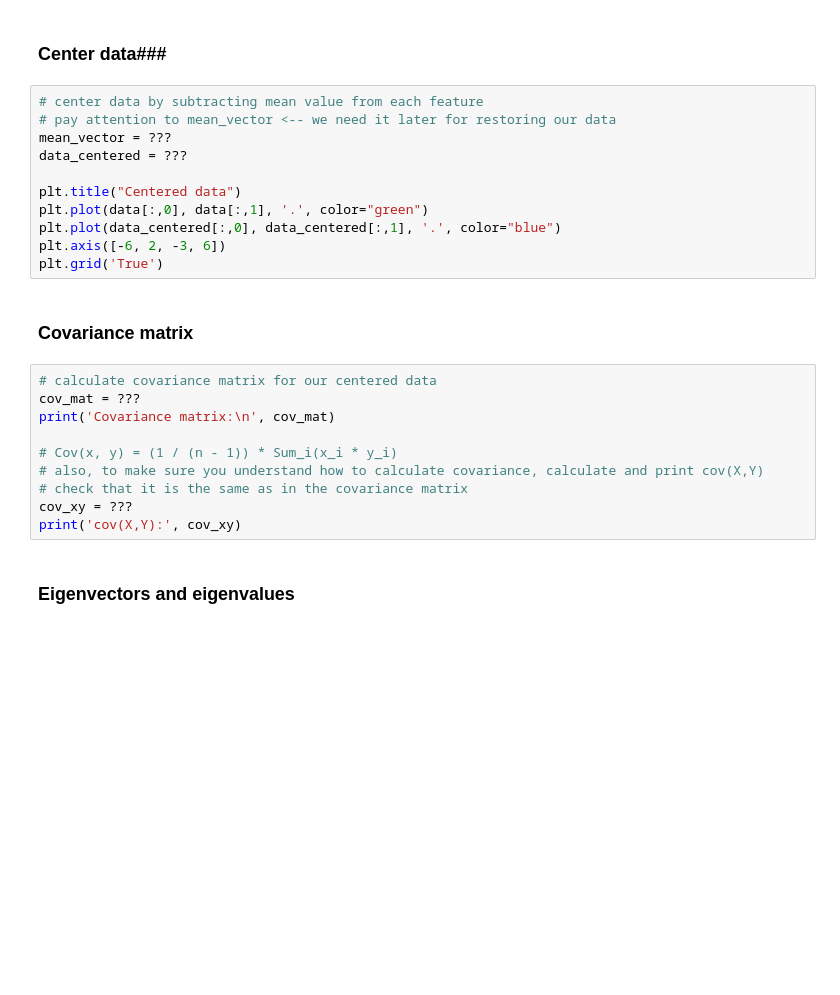
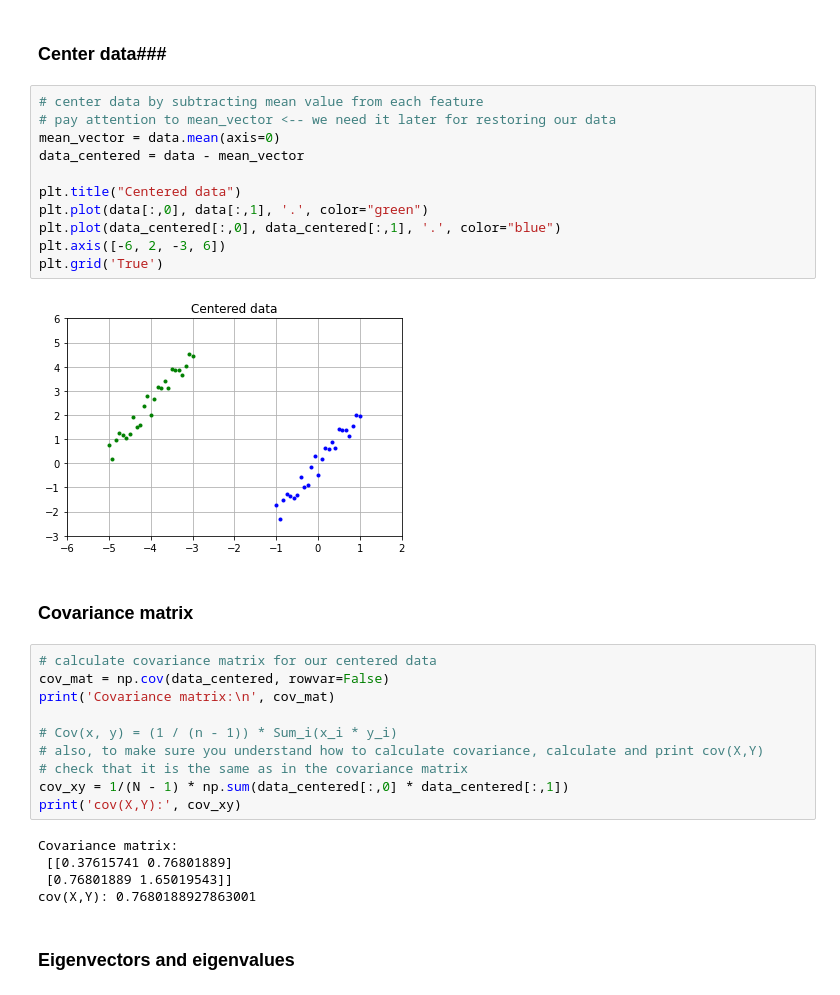
Before and after one commit to themmyloluwaa/mladl_practice, a Jupyter notebook: Labs/[L7]- PCA, Regularization.ipynb, the cells around one changed output. Cells and saved outputs as stored; diff of their text form; blank space fills up the shorter version.

```diff
--- a/Labs/[L7]- PCA, Regularization.ipynb
+++ b/Labs/[L7]- PCA, Regularization.ipynb
@@ -160,26 +238,33 @@ plt.grid('True')
 # %%
 # center data by subtracting mean value from each feature
 # pay attention to mean_vector <-- we need it later for restoring our data
-mean_vector = ???
-data_centered = ???
+mean_vector = data.mean(axis=0)
+data_centered = data - mean_vector
 
 plt.title("Centered data")
 plt.plot(data[:,0], data[:,1], '.', color="green")
 plt.plot(data_centered[:,0], data_centered[:,1], '.', color="blue")
 plt.axis([-6, 2, -3, 6])
 plt.grid('True')
+# %% [output]
+[figure, added]
 # %% [markdown]
 ### Covariance matrix ###
 # %%
 # calculate covariance matrix for our centered data
-cov_mat = ???
+cov_mat = np.cov(data_centered, rowvar=False)
 print('Covariance matrix:\n', cov_mat)
 
 # Cov(x, y) = (1 / (n - 1)) * Sum_i(x_i * y_i)
 # also, to make sure you understand how to calculate covariance, calculate and print cov(X,Y)
 # check that it is the same as in the covariance matrix
-cov_xy = ???
+cov_xy = 1/(N - 1) * np.sum(data_centered[:,0] * data_centered[:,1])
 print('cov(X,Y):', cov_xy)
+# %% [output]
+Covariance matrix:
+ [[0.37615741 0.76801889]
+ [0.76801889 1.65019543]]
+cov(X,Y): 0.7680188927863001
 # %% [markdown]
 ### Eigenvectors and eigenvalues
 # %%
```
Also changed, not shown: parts of 13 cells of this notebook, 1 other file.
